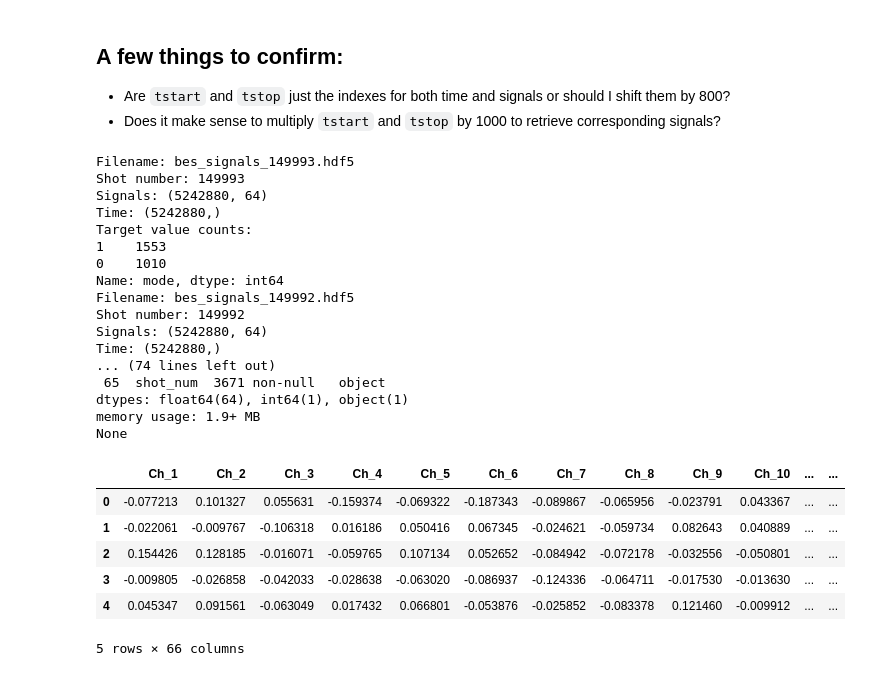
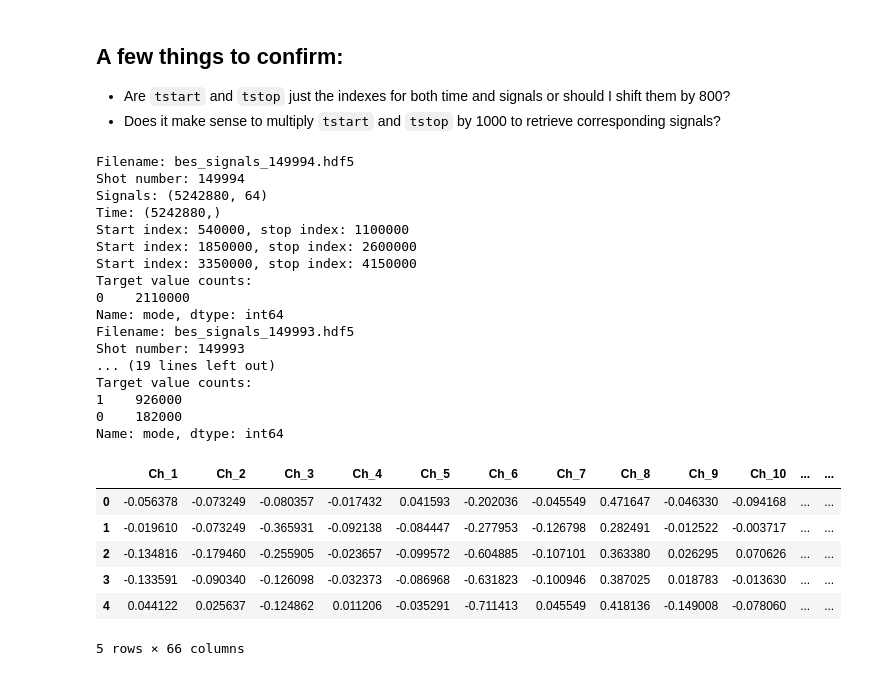
Before and after one commit to PlasmaControl/bes-edgeml-models, a Jupyter notebook: turbulence_regime_classification/notebooks/eda.ipynb, the cells around one changed output. Drawn from its saved outputs; the diff is of its cells as text; code cells hidden in the pictures.

```diff
--- a/turbulence_regime_classification/notebooks/eda.ipynb
+++ b/turbulence_regime_classification/notebooks/eda.ipynb
@@ -55,7 +74,6 @@ memory usage: 2.7+ KB
 - Are `tstart` and `tstop` just the indexes for both time and signals or should I shift them by 800?
 - Does it make sense to multiply `tstart` and `tstop` by 1000 to retrieve corresponding signals?
 # %%
-import re
 data = []
 for f in os.listdir(f'{base_path}/data'):
     print(f'Filename: {f}')
@@ -64,56 +82,58 @@ for f in os.listdir(f'{base_path}/data'):
         shot_num = re.findall(r'\d+', f)[0]
         print(f'Shot number: {shot_num}')
         signals = np.array(shot_data['signals']).transpose()
-        time = (np.array(shot_data['time']) * 1000).astype(int)
+        time = np.array(shot_data['time'])
         print(f'Signals: {signals.shape}')
         print(f'Time: {time.shape}')
         shot_df = df[df['shot'] == float(shot_num)]
         label = []
         signal = []
         for i, row in shot_df.iterrows():
-            tstart = int(row['tstart (ms)'])
-            tstop = int(row['tstop (ms)'])
-            tmode_signal = signals[tstart:tstop]
+            tstart = row['tstart (ms)']
+            tstop = row['tstop (ms)']
+            start = np.where(time == tstart)[0][0]
+            stop = np.where(time == tstop)[0][0]
+            print(f'Start index: {start}, stop index: {stop}')
+            tmode_signal = signals[start:stop]
             signal_df = pd.DataFrame(
                 {f'Ch_{j+1}':tmode_signal[:,j] for j in range(tmode_signal.shape[1])},
                 columns=[f'Ch_{j+1}' for j in range(tmode_signal.shape[1])]
             )
             label_vec = row[['L-mode', 'H-mode', 'QH-mode', 'WP QH-mode']].to_numpy(dtype=int)
             signal_df['mode'] = np.argmax(label_vec)
             signal.append(signal_df)
         # signal_df['mode'] = label
         signal = pd.concat(signal, axis=0)
         signal['shot_num'] = shot_num
         print('Target value counts:')
         print(signal['mode'].value_counts())
         data.append(signal)
     except FileNotFoundError:
         'HDF5 file not found.'
 data = pd.concat(data, axis=0)
-print(data.info())
 data.head()
 # %% [output]
+Filename: bes_signals_149994.hdf5
+Shot number: 149994
+Signals: (5242880, 64)
+Time: (5242880,)
+Start index: 540000, stop index: 1100000
+Start index: 1850000, stop index: 2600000
+Start index: 3350000, stop index: 4150000
+Target value counts:
+0    2110000
+Name: mode, dtype: int64
 Filename: bes_signals_149993.hdf5
 Shot number: 149993
-Signals: (5242880, 64)
-Time: (5242880,)
+... (19 lines left out)
 Target value counts:
-1    1553
-0    1010
+1    926000
+0    182000
 Name: mode, dtype: int64
-Filename: bes_signals_149992.hdf5
-Shot number: 149992
-Signals: (5242880, 64)
-Time: (5242880,)
-... (74 lines left out)
- 65  shot_num  3671 non-null   object
-dtypes: float64(64), int64(1), object(1)
-memory usage: 1.9+ MB
-None
 |  | Ch_1 | Ch_2 | Ch_3 | Ch_4 | Ch_5 | Ch_6 | Ch_7 | Ch_8 | Ch_9 | Ch_10 | ... | ... |
-| 0 | -0.077213 | 0.101327 | 0.055631 | -0.159374 | -0.069322 | -0.187343 | -0.089867 | -0.065956 | -0.023791 | 0.043367 | ... | ... |
-| 1 | -0.022061 | -0.009767 | -0.106318 | 0.016186 | 0.050416 | 0.067345 | -0.024621 | -0.059734 | 0.082643 | 0.040889 | ... | ... |
-| 2 | 0.154426 | 0.128185 | -0.016071 | -0.059765 | 0.107134 | 0.052652 | -0.084942 | -0.072178 | -0.032556 | -0.050801 | ... | ... |
-| 3 | -0.009805 | -0.026858 | -0.042033 | -0.028638 | -0.063020 | -0.086937 | -0.124336 | -0.064711 | -0.017530 | -0.013630 | ... | ... |
-| 4 | 0.045347 | 0.091561 | -0.063049 | 0.017432 | 0.066801 | -0.053876 | -0.025852 | -0.083378 | 0.121460 | -0.009912 | ... | ... |
+| 0 | -0.056378 | -0.073249 | -0.080357 | -0.017432 | 0.041593 | -0.202036 | -0.045549 | 0.471647 | -0.046330 | -0.094168 | ... | ... |
+| 1 | -0.019610 | -0.073249 | -0.365931 | -0.092138 | -0.084447 | -0.277953 | -0.126798 | 0.282491 | -0.012522 | -0.003717 | ... | ... |
+| 2 | -0.134816 | -0.179460 | -0.255905 | -0.023657 | -0.099572 | -0.604885 | -0.107101 | 0.363380 | 0.026295 | 0.070626 | ... | ... |
+| 3 | -0.133591 | -0.090340 | -0.126098 | -0.032373 | -0.086968 | -0.631823 | -0.100946 | 0.387025 | 0.018783 | -0.013630 | ... | ... |
+| 4 | 0.044122 | 0.025637 | -0.124862 | 0.011206 | -0.035291 | -0.711413 | 0.045549 | 0.418136 | -0.149008 | -0.078060 | ... | ... |
 5 rows × 66 columns
```
Also changed, not shown: parts of 7 cells of this notebook.
